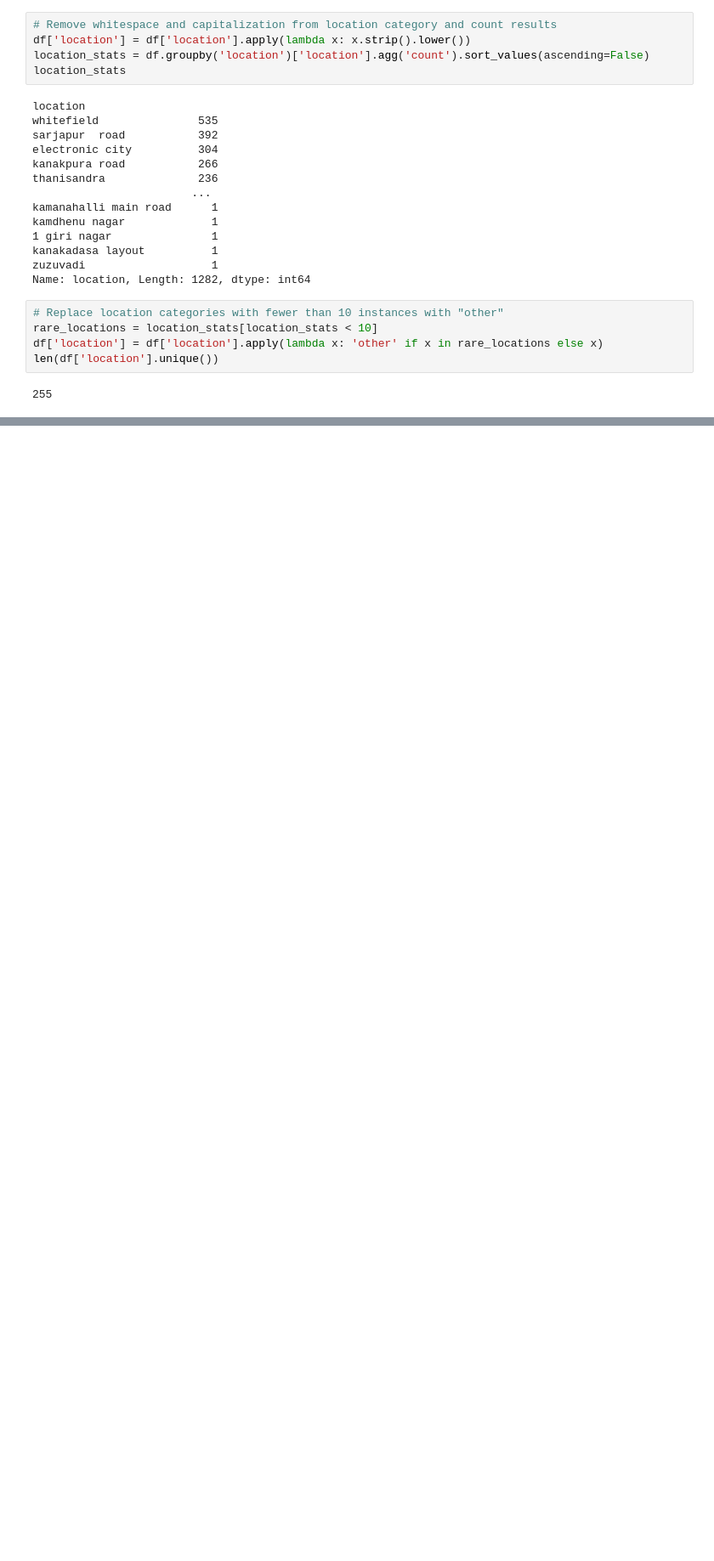
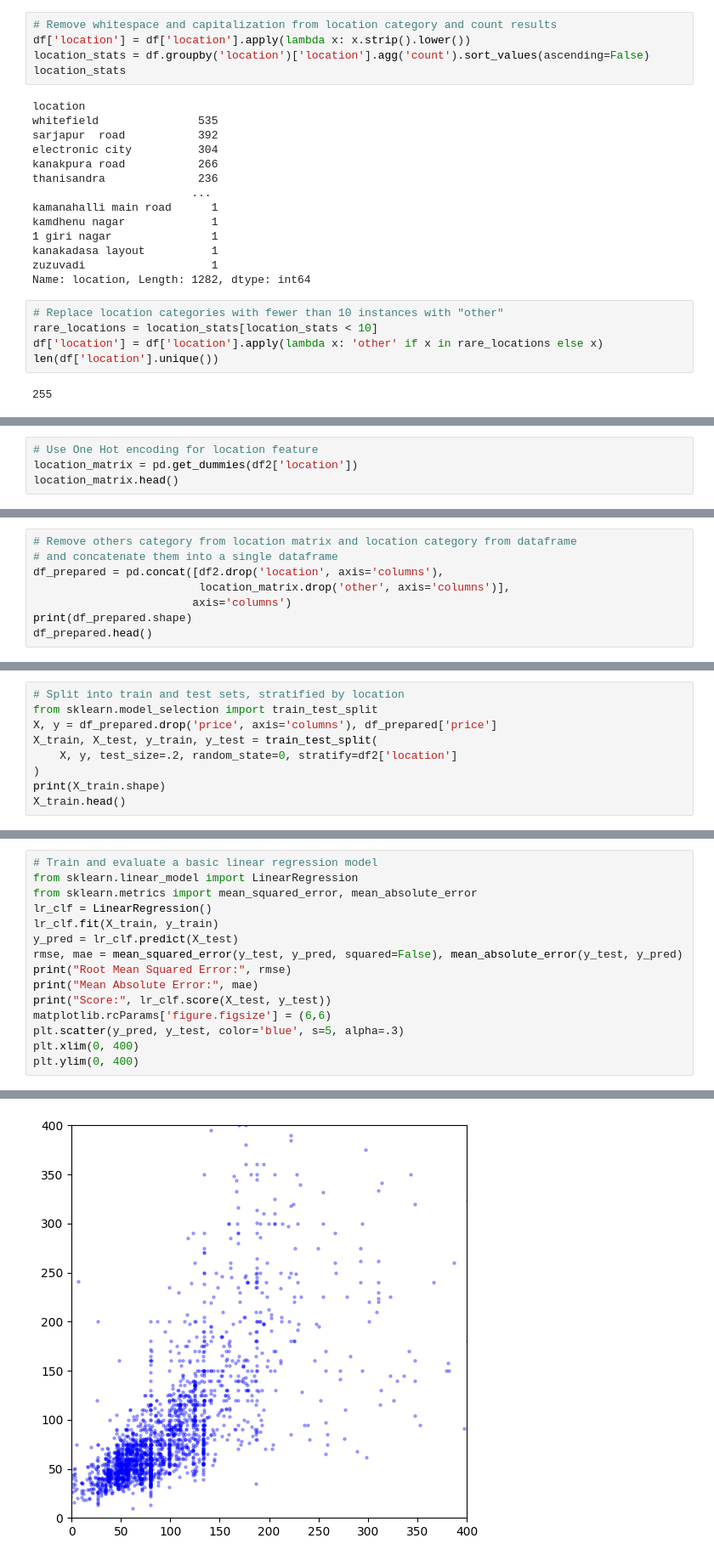
Before and after one commit to ZalmanKelber/ml_project_tutorial, a Jupyter notebook: model/model.ipynb, the cells around one changed output, grey strips where cells are left out. Shown at 85% size. Cells and saved outputs as stored; diff of their text form; blank space fills up the shorter version.

```diff
--- a/model/model.ipynb
+++ b/model/model.ipynb
@@ -196,0 +264,4 @@ df.head()
+# %%
+# Use One Hot encoding for location feature
+location_matrix = pd.get_dummies(df2['location'])
+location_matrix.head()
@@ -196,0 +276,8 @@ df.head()
+# %%
+# Remove others category from location matrix and location category from dataframe
+# and concatenate them into a single dataframe
+df_prepared = pd.concat([df2.drop('location', axis='columns'),
+                         location_matrix.drop('other', axis='columns')],
+                        axis='columns')
+print(df_prepared.shape)
+df_prepared.head()
@@ -196,0 +293,9 @@ df.head()
+# %%
+# Split into train and test sets, stratified by location
+from sklearn.model_selection import train_test_split
+X, y = df_prepared.drop('price', axis='columns'), df_prepared['price']
+X_train, X_test, y_train, y_test = train_test_split(
+    X, y, test_size=.2, random_state=0, stratify=df2['location']
+)
+print(X_train.shape)
+X_train.head()
@@ -196,0 +311,16 @@ df.head()
+# %%
+# Train and evaluate a basic linear regression model
+from sklearn.linear_model import LinearRegression
+from sklearn.metrics import mean_squared_error, mean_absolute_error
+lr_clf = LinearRegression()
+lr_clf.fit(X_train, y_train)
+y_pred = lr_clf.predict(X_test)
+rmse, mae = mean_squared_error(y_test, y_pred, squared=False), mean_absolute_error(y_test, y_pred)
+print("Root Mean Squared Error:", rmse)
+print("Mean Absolute Error:", mae)
+print("Score:", lr_clf.score(X_test, y_test))
+matplotlib.rcParams['figure.figsize'] = (6,6)
+plt.scatter(y_pred, y_test, color='blue', s=5, alpha=.3)
+plt.xlim(0, 400)
+plt.ylim(0, 400)
+# %% [output]
@@ -196,0 +331 @@ df.head()
+[figure, added]
```
Also changed, not shown: parts of 22 cells of this notebook, 5 other files.
